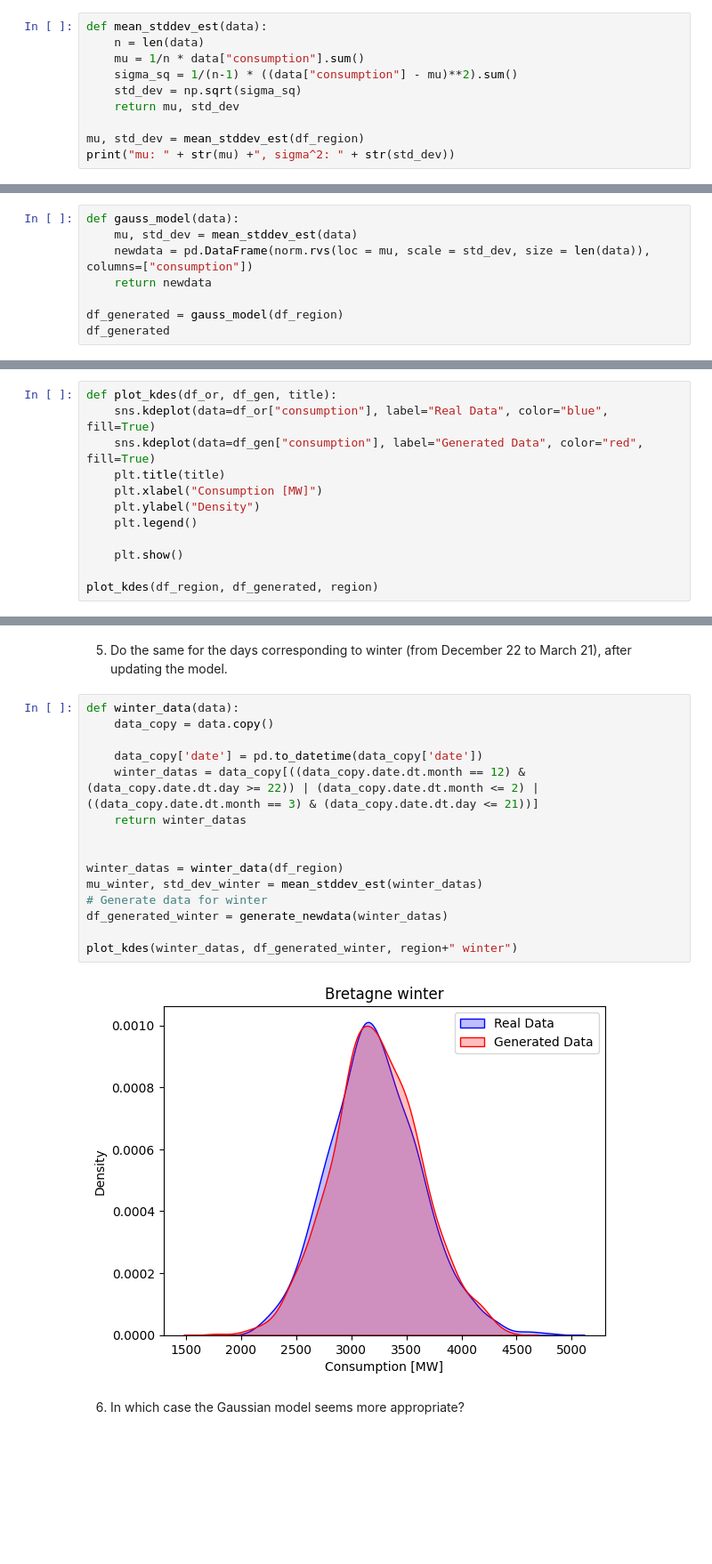
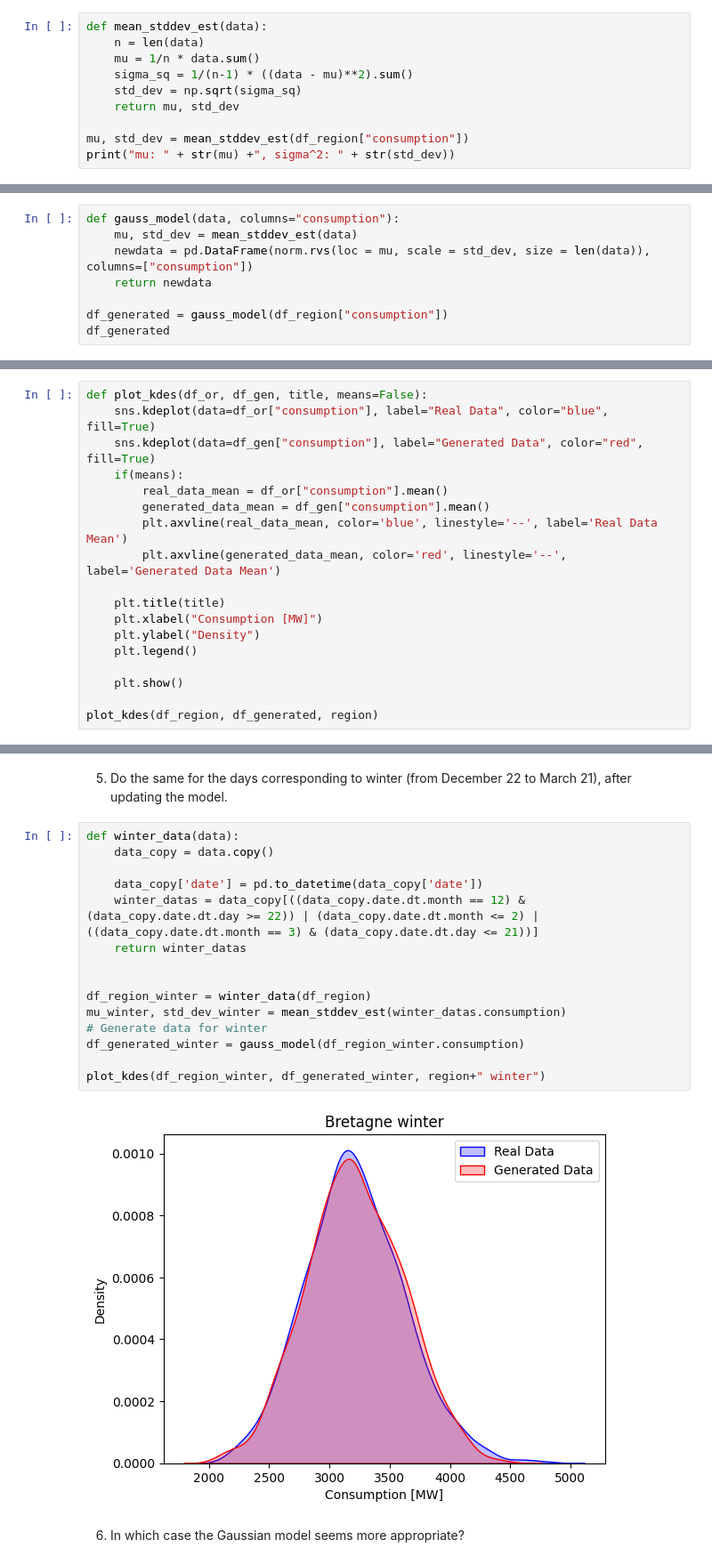
Before and after one commit to lucaerba/AllExs, a Jupyter notebook: Statistics_project/project.ipynb, the cells around one changed output, grey strips where cells are left out. Shown at 89% size. Cells and saved outputs as stored; diff of their text form; blank space fills up the shorter version.

```diff
--- a/Statistics_project/project.ipynb
+++ b/Statistics_project/project.ipynb
@@ -140,24 +138,24 @@ Your answer:
 # %%
 def mean_stddev_est(data):
     n = len(data)
-    mu = 1/n * data["consumption"].sum()
-    sigma_sq = 1/(n-1) * ((data["consumption"] - mu)**2).sum()
+    mu = 1/n * data.sum()
+    sigma_sq = 1/(n-1) * ((data - mu)**2).sum()
     std_dev = np.sqrt(sigma_sq)
     return mu, std_dev
 
-mu, std_dev = mean_stddev_est(df_region)
+mu, std_dev = mean_stddev_est(df_region["consumption"])
 print("mu: " + str(mu) +", sigma^2: " + str(std_dev))
 # %% [output]
 mu: 2546.536155666579, sigma^2: 604.9429842099315
 # %% [markdown]
 3. Generate new data using the corresponding Gaussian model, with the same number of samples.
 # %%
-def gauss_model(data):
+def gauss_model(data, columns="consumption"):
     mu, std_dev = mean_stddev_est(data)
     newdata = pd.DataFrame(norm.rvs(loc = mu, scale = std_dev, size = len(data)), columns=["consumption"])
     return newdata
 
-df_generated = gauss_model(df_region)
+df_generated = gauss_model(df_region["consumption"])
 df_generated
 # %% [output]
 |  | consumption |
@@ -176,9 +174,15 @@ df_generated
 # %% [markdown]
 4. Plot the *kde* (kernel density estimate) of real data and the *kde* of generated data on the same figure.
 # %%
-def plot_kdes(df_or, df_gen, title):
+def plot_kdes(df_or, df_gen, title, means=False):
     sns.kdeplot(data=df_or["consumption"], label="Real Data", color="blue", fill=True)
     sns.kdeplot(data=df_gen["consumption"], label="Generated Data", color="red", fill=True)
+    if(means):
+        real_data_mean = df_or["consumption"].mean()
+        generated_data_mean = df_gen["consumption"].mean()
+        plt.axvline(real_data_mean, color='blue', linestyle='--', label='Real Data Mean')
+        plt.axvline(generated_data_mean, color='red', linestyle='--', label='Generated Data Mean')
+
     plt.title(title)
     plt.xlabel("Consumption [MW]")
     plt.ylabel("Density")
@@ -194,20 +198,20 @@ plot_kdes(df_region, df_generated, region)
 # %%
 def winter_data(data):
     data_copy = data.copy()
 
     data_copy['date'] = pd.to_datetime(data_copy['date'])
     winter_datas = data_copy[((data_copy.date.dt.month == 12) & (data_copy.date.dt.day >= 22)) | (data_copy.date.dt.month <= 2) | ((data_copy.date.dt.month == 3) & (data_copy.date.dt.day <= 21))]
     return winter_datas
 
 
-winter_datas = winter_data(df_region)
-mu_winter, std_dev_winter = mean_stddev_est(winter_datas)
+df_region_winter = winter_data(df_region)
+mu_winter, std_dev_winter = mean_stddev_est(winter_datas.consumption)
 # Generate data for winter
-df_generated_winter = generate_newdata(winter_datas)
+df_generated_winter = gauss_model(df_region_winter.consumption)
 
-plot_kdes(winter_datas, df_generated_winter, region+" winter")
+plot_kdes(df_region_winter, df_generated_winter, region+" winter")
 # %% [output]
-[figure, old version]
+[figure, new version]
 # %% [markdown]
 6. In which case the Gaussian model seems more appropriate?
 # %% [markdown]
```
Also changed, not shown: parts of 13 cells of this notebook, 1 other file.
